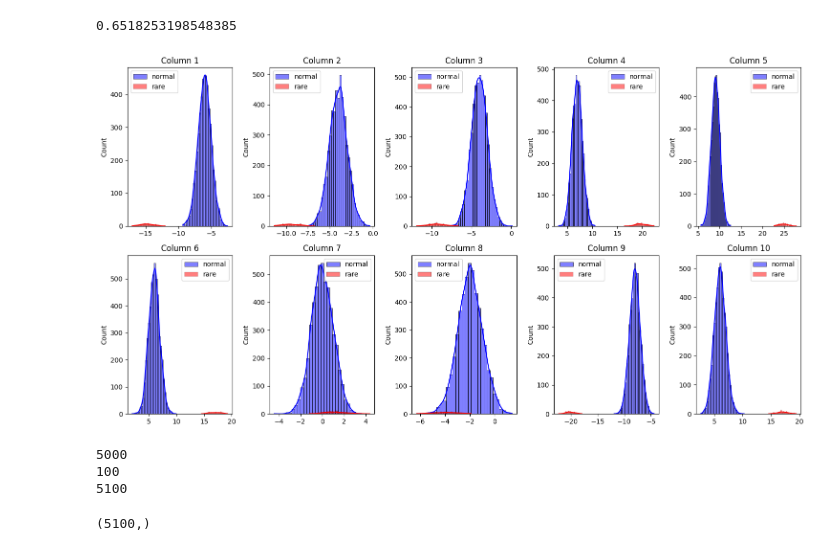
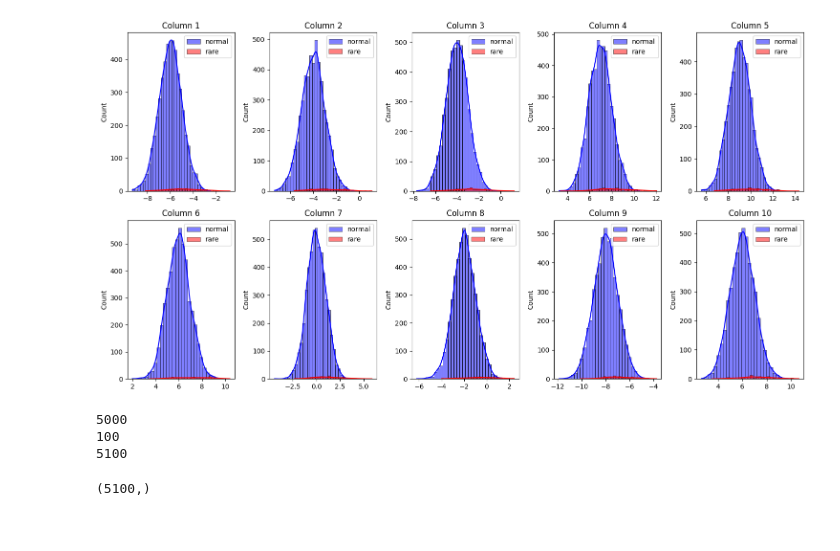
Before and after one commit to miluosi/diffusion-for-learning, a Jupyter notebook: ddpm with discriminator.ipynb, the cells around one changed output. Cells and saved outputs as stored; diff of their text form; code cells hidden in the pictures.

```diff
--- a/ddpm with discriminator.ipynb
+++ b/ddpm with discriminator.ipynb
@@ -12,49 +12,45 @@ import seaborn as sns
 from sklearn.preprocessing import StandardScaler
 import os
 os.environ['KMP_DUPLICATE_LIB_OK']='True'
-# %%
-np.random.randn()
-# %% [output]
-0.6518253198548385
 # %%
 import numpy as np
 import seaborn as sns
 import matplotlib.pyplot as plt
+
 data_size = 5000
 np.random.seed(64)
+
 # Generate a random integer array 'a' with shape (10, 1)
 a = np.random.randint(-10, 10, size=(10, 1))
-
-# Flatten 'a' to create the mean vector for the multivariate normal distribution
 mean = a.flatten()
 
-# Generate multivariate normal data 'b' with shape (1000, 10)
+# Generate multivariate normal data 'b' with shape (5000, 10)
 b = np.random.multivariate_normal(mean=mean, cov=np.eye(10), size=data_size)
-b_rare = np.random.multivariate_normal(mean=(2+np.random.randn())*mean+np.random.randn(), cov=np.eye(10), size=100)
+
+# Generate rare data 'b_rare' with a different covariance matrix
+cov_rare = np.eye(10) * (1.5+np.random.randn())  # Adjust the covariance matrix for rare data
+b_rare = np.random.multivariate_normal(mean=mean+np.random.randn(), cov=cov_rare, size=100)
+
 b_whole = np.concatenate([b, b_rare], axis=0)
+
 fig, axes = plt.subplots(2, 5, figsize=(15, 8))
-
-# Flatten the 2x5 axes array for easy iteration
 axes = axes.flatten()
 
 # Loop through each column of 'b' and plot its histogram on the corresponding subplot
 for i in range(10):
-    sns.histplot(b[:, i], kde=True, bins=30, ax=axes[i],label = 'normal', color='blue')
-    sns.histplot(b_rare[:, i], kde=True, bins=30, ax=axes[i], color='red',label = 'rare')
-    axes[i].set_title(f'Column {i+1}')  # Set the title for each subplot
+    sns.histplot(b[:, i], kde=True, bins=30, ax=axes[i], label='normal', color='blue')
+    sns.histplot(b_rare[:, i], kde=True, bins=30, ax=axes[i], color='red', label='rare')
+    axes[i].set_title(f'Column {i+1}')
     axes[i].legend()
-# Adjust layout to prevent overlap
+
 plt.tight_layout()
-
-# Show the plot
 plt.show()
-
 
 print(b.shape[0])
 print(b_rare.shape[0])
 print(b_whole.shape[0])
 # %% [output]
-[figure, old version]
+[figure, new version]
 5000
 100
 5100
```
Also changed, not shown: parts of 4 cells of this notebook, 1 other file.
